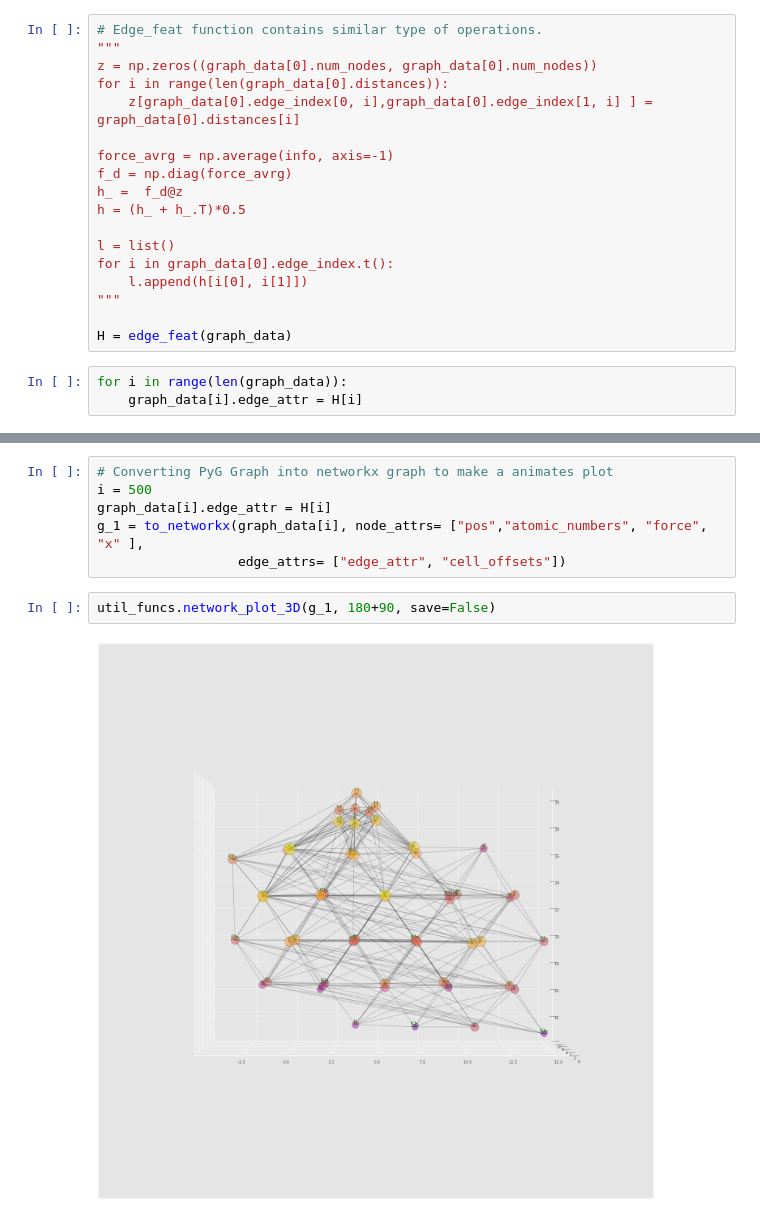
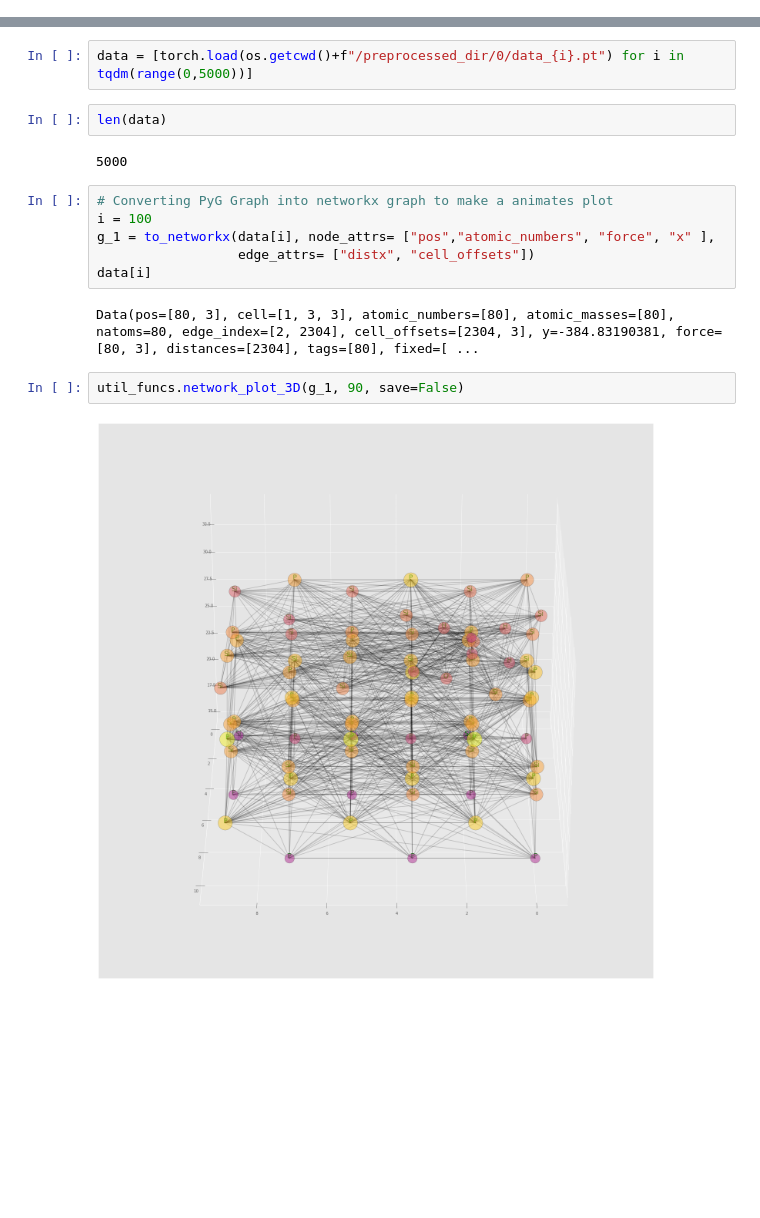
Before and after one commit to Buttermint69/S2EF, a Jupyter notebook: summ.ipynb, the cells around one changed output, grey strips where cells are left out. Cells and saved outputs as stored; diff of their text form; blank space fills up the shorter version.

```diff
--- a/summ.ipynb
+++ b/summ.ipynb
@@ -58,21 +51,0 @@ max : 5.9988274574279785 A, min : 0.964176595211029 A, avg : 4.4172186851501465
-# %%
-# Edge_feat function contains similar type of operations.
-"""
-z = np.zeros((graph_data[0].num_nodes, graph_data[0].num_nodes))
-for i in range(len(graph_data[0].distances)):
-    z[graph_data[0].edge_index[0, i],graph_data[0].edge_index[1, i] ] = graph_data[0].distances[i]
-
-force_avrg = np.average(info, axis=-1)
-f_d = np.diag(force_avrg)
-h_ =  f_d@z
-h = (h_ + h_.T)*0.5
-
-l = list()
-for i in graph_data[0].edge_index.t():
-    l.append(h[i[0], i[1]])
-"""
-
-H = edge_feat(graph_data)
-# %%
-for i in range(len(graph_data)):
-    graph_data[i].edge_attr = H[i]
@@ -85,10 +52,18 @@ graph_data[50].pos[0],graph_data[50].x[0],
+# %%
+data = [torch.load(os.getcwd()+f"/preprocessed_dir/0/data_{i}.pt") for i in tqdm(range(0,5000))]
+# %%
+len(data)
+# %% [output]
+5000
 # %%
 # Converting PyG Graph into networkx graph to make a animates plot
-i = 500
-graph_data[i].edge_attr = H[i]
-g_1 = to_networkx(graph_data[i], node_attrs= ["pos","atomic_numbers", "force", "x" ],
-                  edge_attrs= ["edge_attr", "cell_offsets"])
+i = 100
+g_1 = to_networkx(data[i], node_attrs= ["pos","atomic_numbers", "force", "x" ],
+                  edge_attrs= ["distx", "cell_offsets"])
+data[i]
+# %% [output]
+Data(pos=[80, 3], cell=[1, 3, 3], atomic_numbers=[80], atomic_masses=[80], natoms=80, edge_index=[2, 2304], cell_offsets=[2304, 3], y=-384.83190381, force=[80, 3], distances=[2304], tags=[80], fixed=[ ...
 # %%
-util_funcs.network_plot_3D(g_1, 180+90, save=False)
+util_funcs.network_plot_3D(g_1, 90, save=False)
 # %% [output]
-[figure, old version]
+[figure, new version]
```
Also changed, not shown: parts of 15 cells of this notebook.
